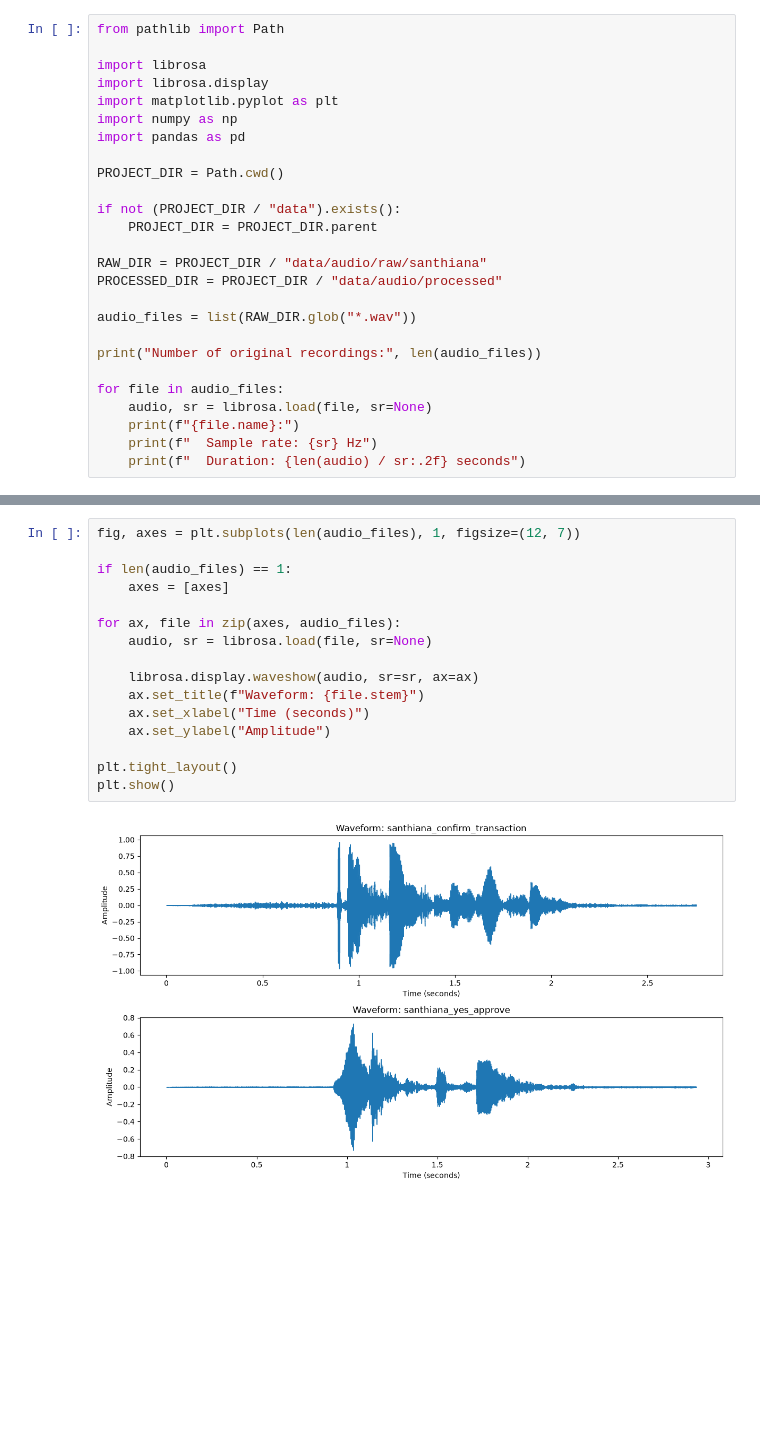
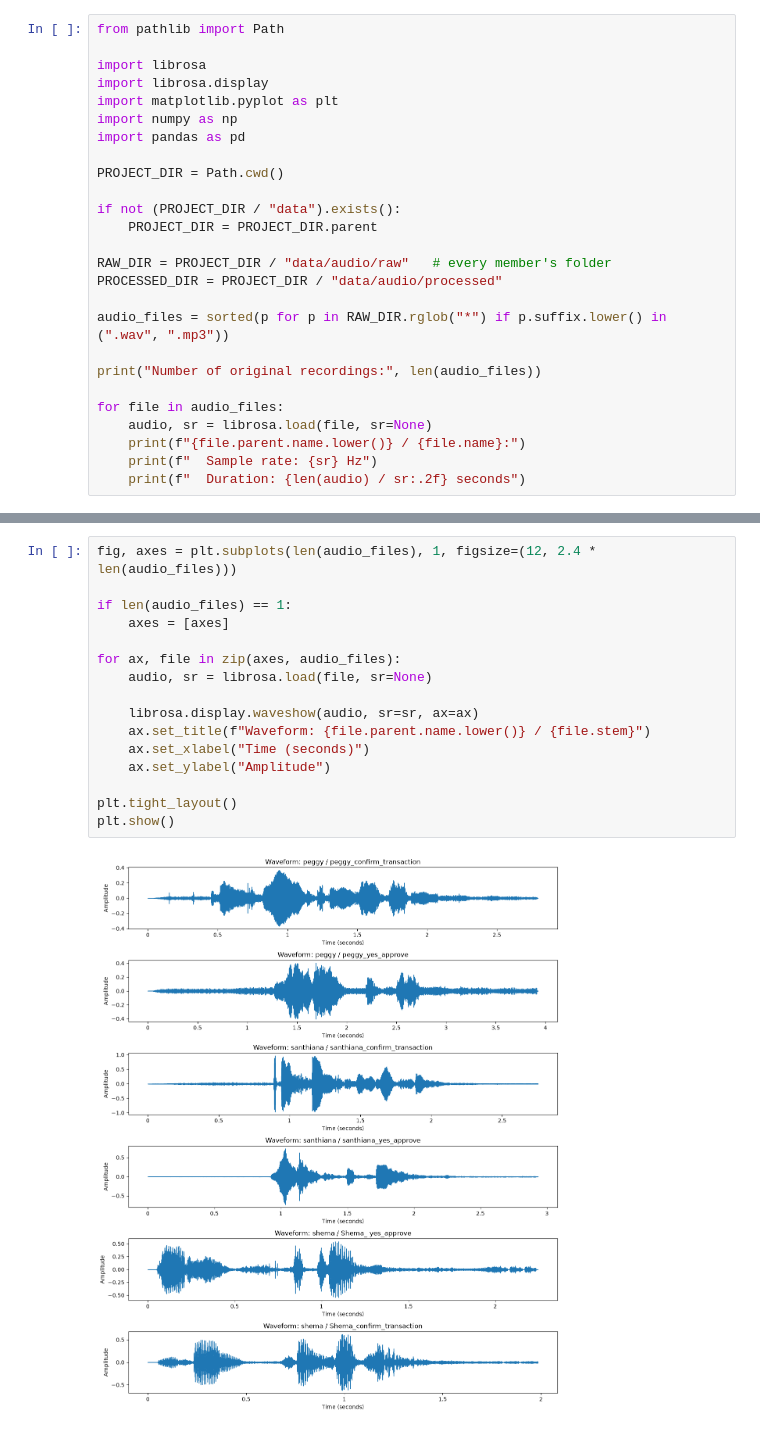
Before and after one commit to Jonathan2055/UserIdentityandProductRecommendationSystem, a Jupyter notebook: EDA/audio_processing.ipynb, the cells around one changed output, grey strips where cells are left out. Cells and saved outputs as stored; diff of their text form; blank space fills up the shorter version.

```diff
--- a/EDA/audio_processing.ipynb
+++ b/EDA/audio_processing.ipynb
@@ -21,16 +31,16 @@ PROJECT_DIR = Path.cwd()
 if not (PROJECT_DIR / "data").exists():
     PROJECT_DIR = PROJECT_DIR.parent
 
-RAW_DIR = PROJECT_DIR / "data/audio/raw/santhiana"
+RAW_DIR = PROJECT_DIR / "data/audio/raw"   # every member's folder
 PROCESSED_DIR = PROJECT_DIR / "data/audio/processed"
 
-audio_files = list(RAW_DIR.glob("*.wav"))
+audio_files = sorted(p for p in RAW_DIR.rglob("*") if p.suffix.lower() in (".wav", ".mp3"))
 
 print("Number of original recordings:", len(audio_files))
 
 for file in audio_files:
     audio, sr = librosa.load(file, sr=None)
-    print(f"{file.name}:")
+    print(f"{file.parent.name.lower()} / {file.name}:")
     print(f"  Sample rate: {sr} Hz")
     print(f"  Duration: {len(audio) / sr:.2f} seconds")
 # %% [output]
@@ -44,18 +77,18 @@ santhiana_yes_approve.wav:
 # %%
-fig, axes = plt.subplots(len(audio_files), 1, figsize=(12, 7))
+fig, axes = plt.subplots(len(audio_files), 1, figsize=(12, 2.4 * len(audio_files)))
 
 if len(audio_files) == 1:
     axes = [axes]
 
 for ax, file in zip(axes, audio_files):
     audio, sr = librosa.load(file, sr=None)
 
     librosa.display.waveshow(audio, sr=sr, ax=ax)
-    ax.set_title(f"Waveform: {file.stem}")
+    ax.set_title(f"Waveform: {file.parent.name.lower()} / {file.stem}")
     ax.set_xlabel("Time (seconds)")
     ax.set_ylabel("Amplitude")
 
 plt.tight_layout()
 plt.show()
 # %% [output]
-[figure, old version]
+[figure, new version]
```
Also changed, not shown: parts of 14 cells of this notebook, 52 other files.
